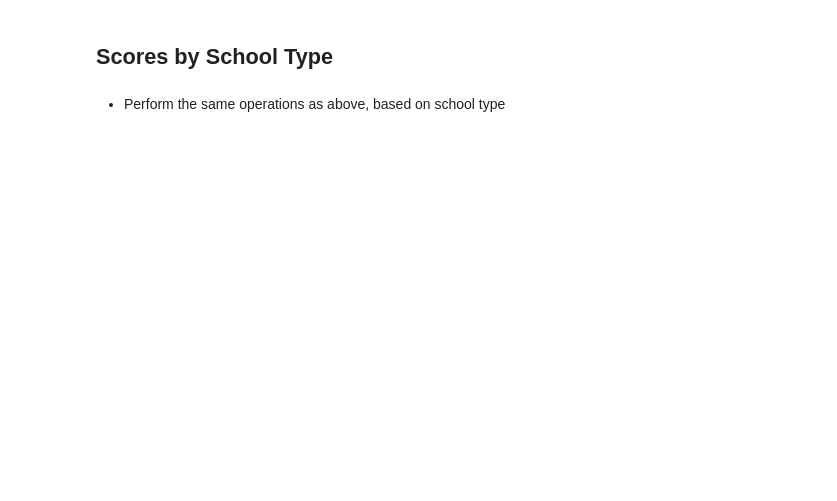
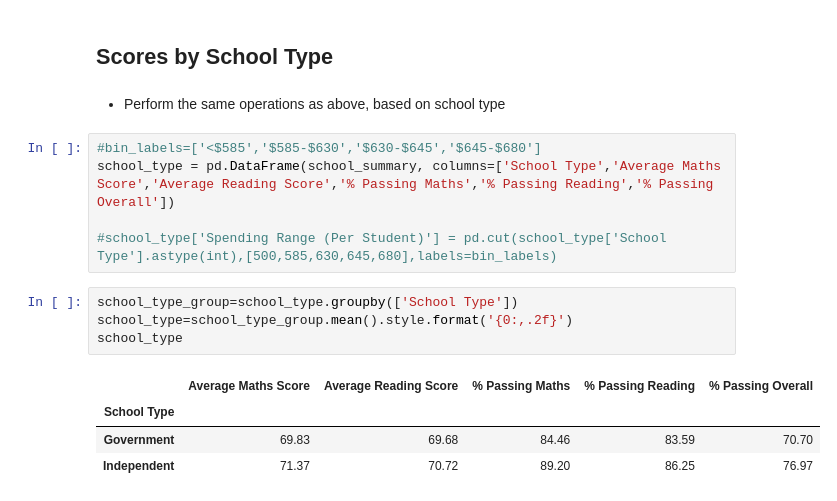
Before and after one commit to Shaunisme/pandas-challenge, a Jupyter notebook: PyCitySchools/PyCitySchools.ipynb, the cells around one changed output. Cells and saved outputs as stored; diff of their text form; blank space fills up the shorter version.

```diff
--- a/PyCitySchools/PyCitySchools.ipynb
+++ b/PyCitySchools/PyCitySchools.ipynb
@@ -351,3 +315,17 @@ size
 ## Scores by School Type
 # %% [markdown]
 * Perform the same operations as above, based on school type
+# %%
+#bin_labels=['<$585','$585-$630','$630-$645','$645-$680']
+school_type = pd.DataFrame(school_summary, columns=['School Type','Average Maths Score','Average Reading Score','% Passing Maths','% Passing Reading','% Passing Overall'])
+
+#school_type['Spending Range (Per Student)'] = pd.cut(school_type['School Type'].astype(int),[500,585,630,645,680],labels=bin_labels)
+# %%
+school_type_group=school_type.groupby(['School Type'])
+school_type=school_type_group.mean().style.format('{0:,.2f}')
+school_type
+# %% [output]
+|  | Average Maths Score | Average Reading Score | % Passing Maths | % Passing Reading | % Passing Overall |
+| School Type |  |  |  |  |  |
+| Government | 69.83 | 69.68 | 84.46 | 83.59 | 70.70 |
+| Independent | 71.37 | 70.72 | 89.20 | 86.25 | 76.97 |
```
Also changed, not shown: parts of 3 cells of this notebook.
